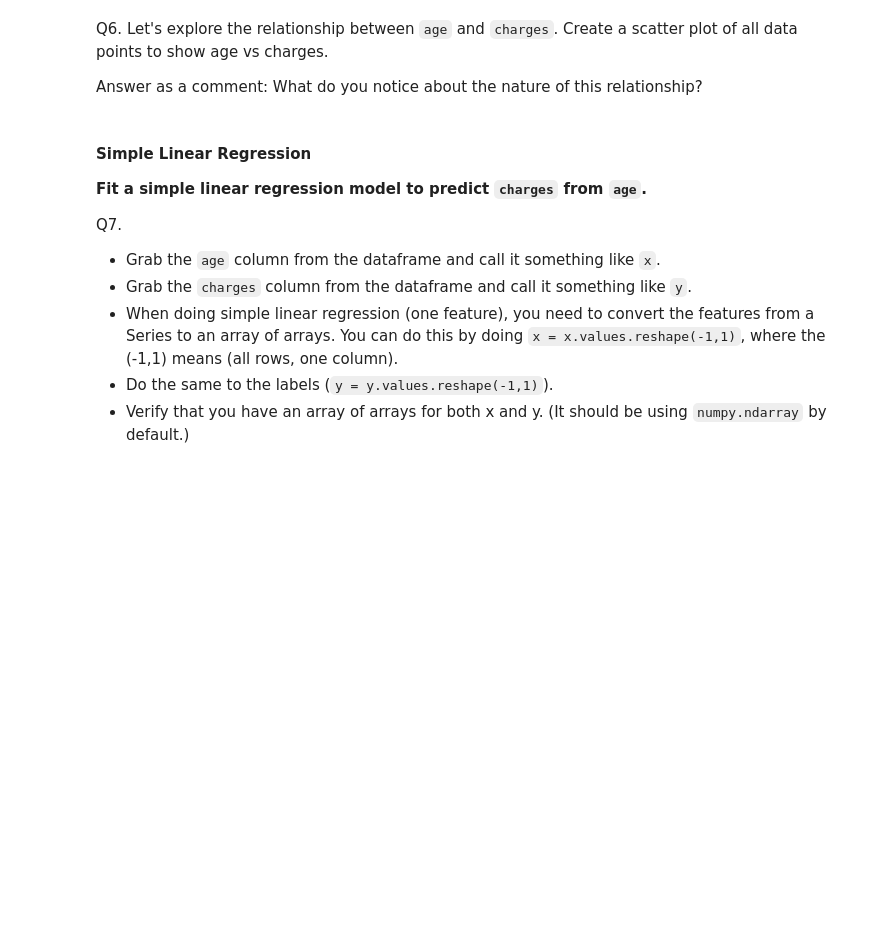
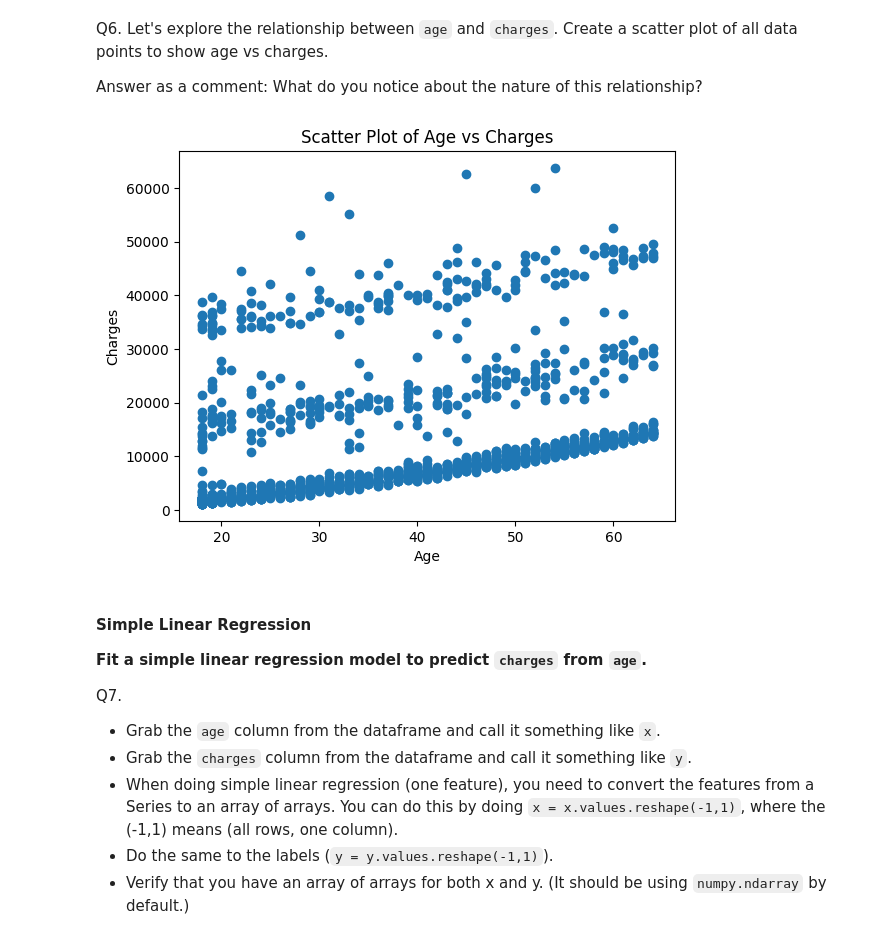
Before and after one commit to jxl22000/ML, a Jupyter notebook: HW3-6/Assignment3.ipynb, the cells around one changed output. Drawn from its saved outputs; the diff is of its cells as text; code cells hidden in the pictures; blank space fills up the shorter version.

```diff
--- a/HW3-6/Assignment3.ipynb
+++ b/HW3-6/Assignment3.ipynb
@@ -106,6 +137,20 @@ Q6. Let's explore the relationship between `age` and `charges`. Create a scatter
 Answer as a comment: What do you notice about the nature of this relationship?
 # %%
 # your code goes here
+
+plt.scatter(df['age'], df['charges'])
+
+plt.xlabel('Age')
+plt.ylabel('Charges')
+plt.title('Scatter Plot of Age vs Charges')
+plt.show()
+
+# Answer as a comment: What do you notice about the nature of this relationship?
+
+# There seem to be three distinct lines that most accurately summarize this data. All lines seem to
+# have a positive and linear correlation, and the slopes seem to be the same.
+# %% [output]
+[figure, added]
 # %% [markdown]
 #### Simple Linear Regression
 **Fit a simple linear regression model to predict `charges` from `age`.**
```
Also changed, not shown: parts of 3 cells of this notebook.
